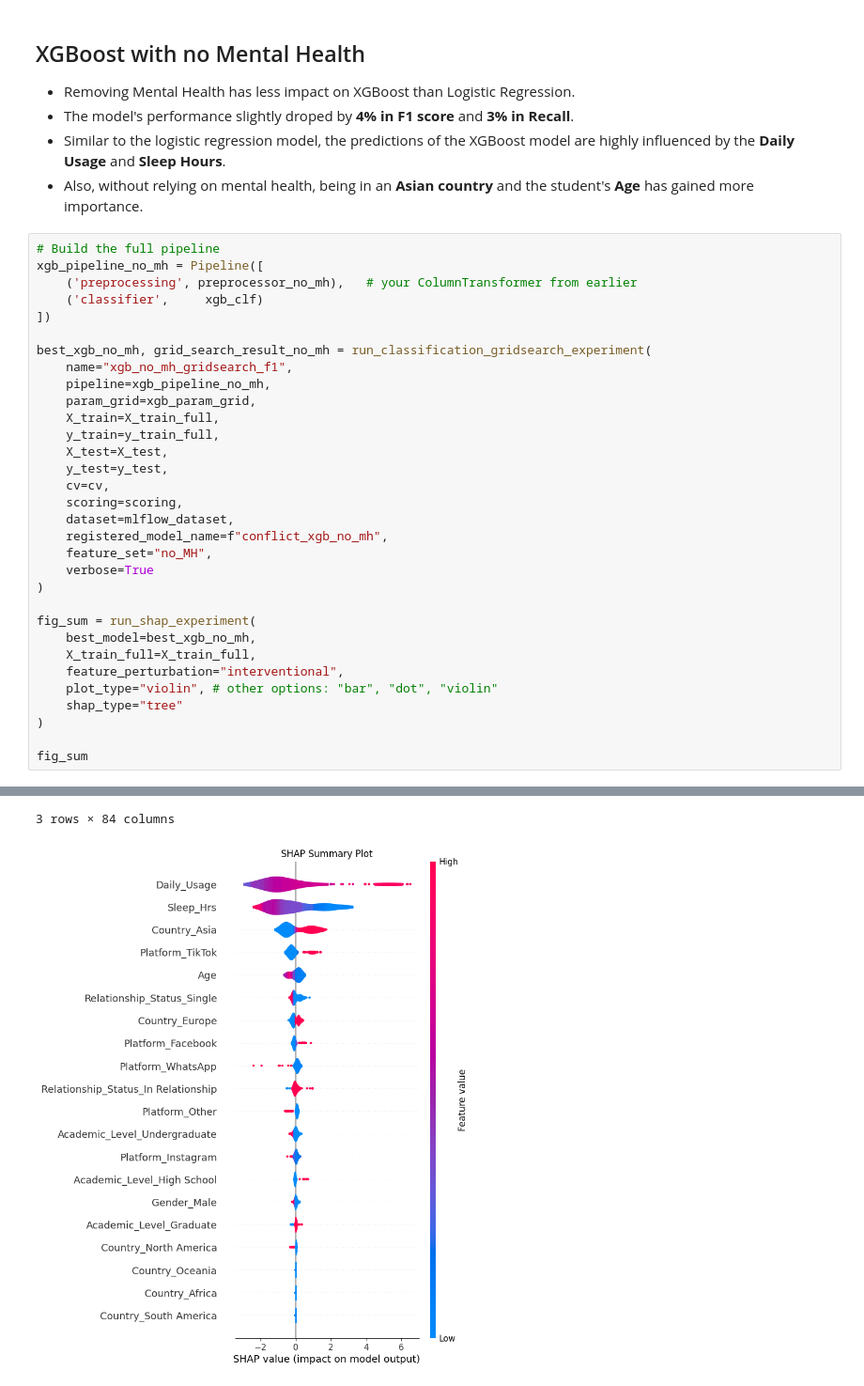
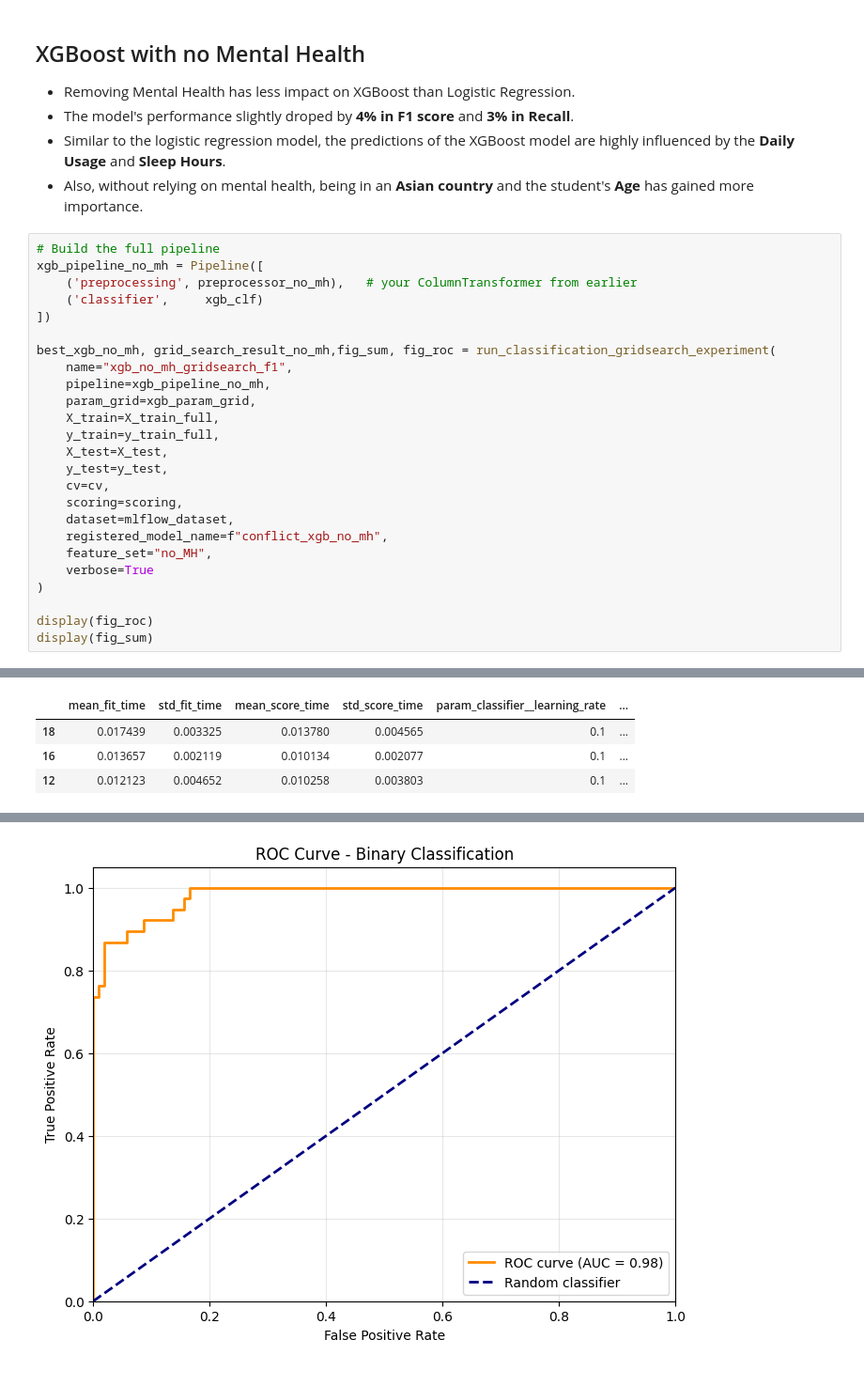
Before and after one commit to numberwrangler/SDS-CP029-social-sphere, a Jupyter notebook: submissions/team-members/bob-hosseini/notebooks/02_classification.ipynb, the cells around one changed output, grey strips where cells are left out. Shown at 94% size. Saved outputs shown, nothing was run; the diff lists cells and outputs as text.

```diff
--- a/submissions/team-members/bob-hosseini/notebooks/02_classification.ipynb
+++ b/submissions/team-members/bob-hosseini/notebooks/02_classification.ipynb
@@ -588,7 +595,7 @@ xgb_pipeline_no_mh = Pipeline([
     ('classifier',     xgb_clf)
 ])
 
-best_xgb_no_mh, grid_search_result_no_mh = run_classification_gridsearch_experiment(
+best_xgb_no_mh, grid_search_result_no_mh,fig_sum, fig_roc = run_classification_gridsearch_experiment(
     name="xgb_no_mh_gridsearch_f1",
     pipeline=xgb_pipeline_no_mh,
     param_grid=xgb_param_grid,
@@ -604,13 +611,6 @@ best_xgb_no_mh, grid_search_result_no_mh = run_classification_gridsearch_experim
     verbose=True
 )
 
-fig_sum = run_shap_experiment(
-    best_model=best_xgb_no_mh,
-    X_train_full=X_train_full,
-    feature_perturbation="interventional",
-    plot_type="violin", # other options: "bar", "dot", "violin"
-    shap_type="tree"
-)
-
-fig_sum
+display(fig_roc)
+display(fig_sum)
 # %% [output]
@@ -624,0 +628,4 @@ Best F1 score (CV): 0.9097082522923035
+|  | mean_fit_time | std_fit_time | mean_score_time | std_score_time | param_classifier__learning_rate | ... |
+| 18 | 0.017439 | 0.003325 | 0.013780 | 0.004565 | 0.1 | ... |
+| 16 | 0.013657 | 0.002119 | 0.010134 | 0.002077 | 0.1 | ... |
+| 12 | 0.012123 | 0.004652 | 0.010258 | 0.003803 | 0.1 | ... |
@@ -631,2 +633 @@ Created version '2' of model 'conflict_xgb_no_mh'.
-3 rows × 84 columns
-[figure, old version]
+[figure, new version]
```
Also changed, not shown: parts of 17 cells of this notebook, 2 other files.
